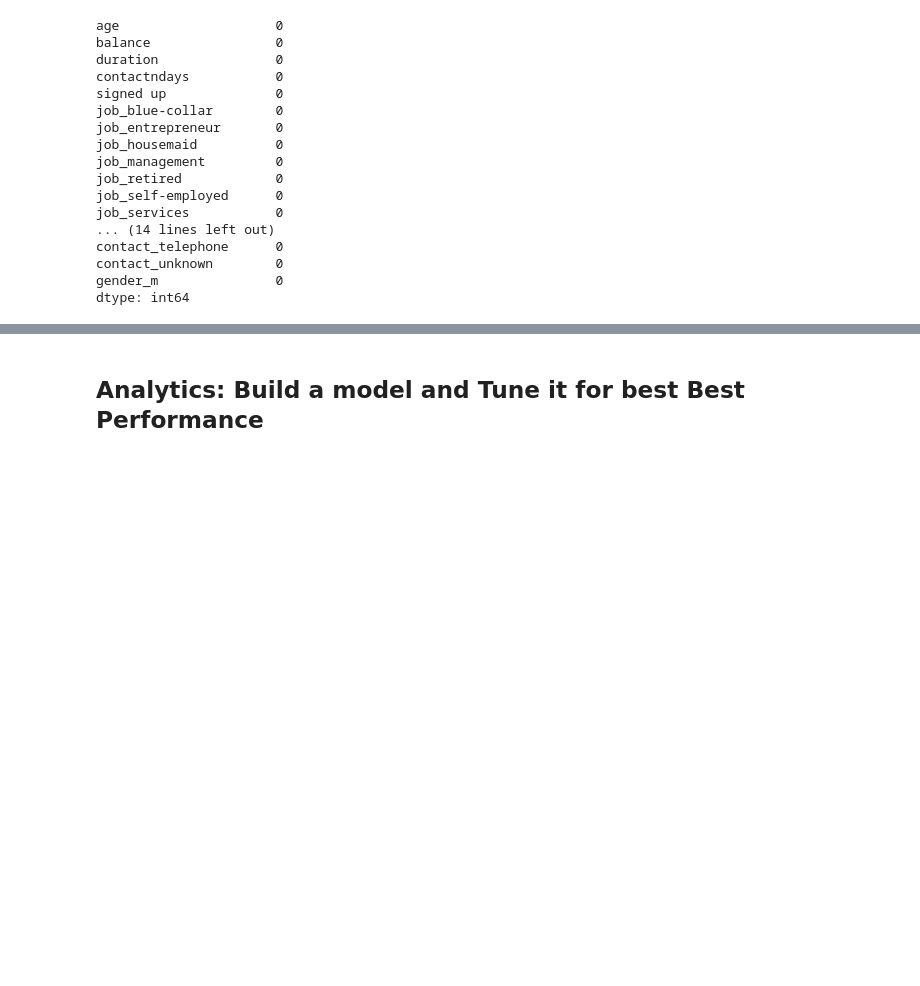
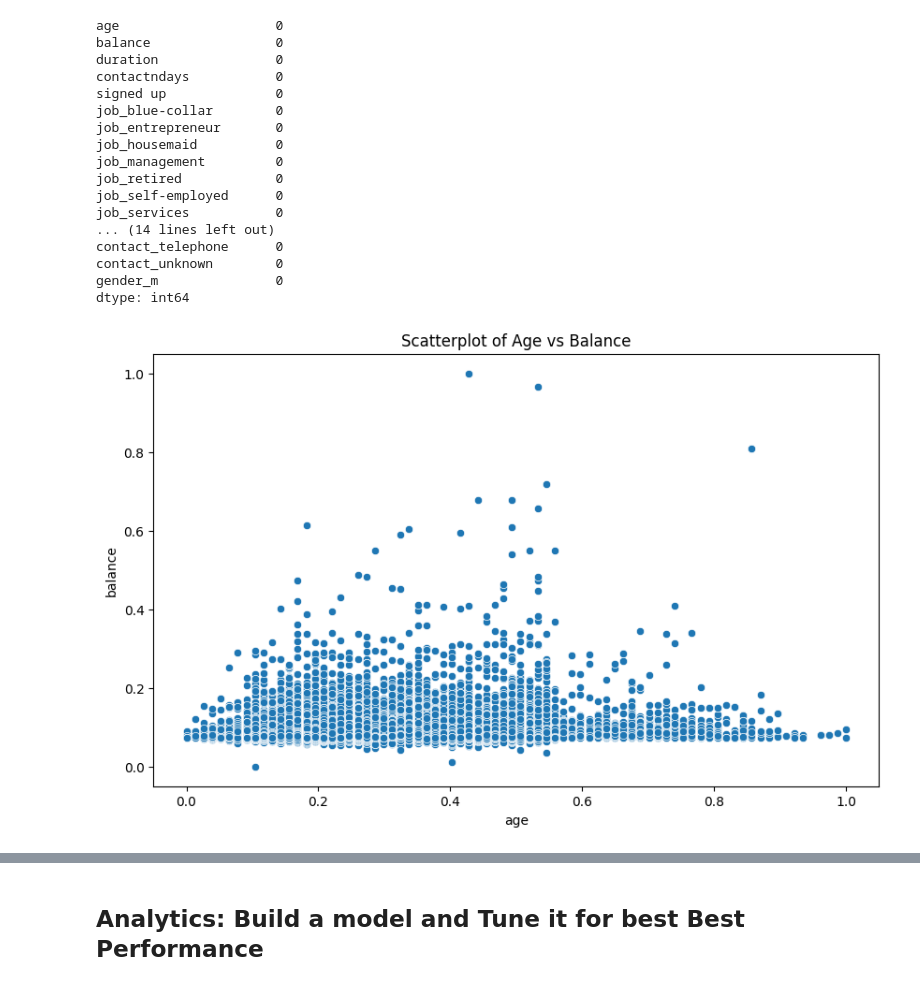
Before and after one commit to karliobrien/ds1001_final, a Jupyter notebook: ds1001_final/notebooks/Final_Project_Notebook.ipynb, the cells around one changed output, grey strips where cells are left out. Saved outputs shown, nothing was run; the diff lists cells and outputs as text; code cells hidden in the pictures; blank space fills up the shorter version.

```diff
--- a/ds1001_final/notebooks/Final_Project_Notebook.ipynb
+++ b/ds1001_final/notebooks/Final_Project_Notebook.ipynb
@@ -102,7 +100,7 @@ from fairlearn.metrics import count, true_positive_rate, false_positive_rate, se
 # %% [markdown]
 ## Design: Data prep and exploration
 # %%
-bank_data = pd.read_csv('/bank_final.csv') # the data is the data folder,
+bank_data = pd.read_csv('/content/ds1001_final/ds1001_final/data/processed/bank_final.csv') # the data is the data folder,
 #you'll need to use the correct path to the dataset.
 
 # How many rows are in the dataframe? How many columns?
@@ -183,14 +190,16 @@ gender_m               0
 dtype: int64
 # %%
 # remove missing values if needed
-"xx" = "xx".dropna()
+bank_data = bank_data.dropna()
 # %%
 # Scatterplot between two continuous variables
 plt.figure(figsize=(10, 6))
-sns.scatterplot(x='Variable1', y='Variable2', data="xx")  # Replace 'Variable1' and 'Variable2' with your column names
-plt.title('Scatterplot of Variable1 vs Variable2')
+sns.scatterplot(x='age', y='balance', data=bank_data)  # Replace 'Variable1' and 'Variable2' with your column names
+plt.title('Scatterplot of Age vs Balance')
 plt.savefig('scatterplot.png')  # Save the scatterplot image
 plt.show()
+# %% [output]
+[figure, added]
 # %%
 # Density chart of a continuous variable
 plt.figure(figsize=(10, 6))
```
Also changed, not shown: parts of 20 cells of this notebook.
